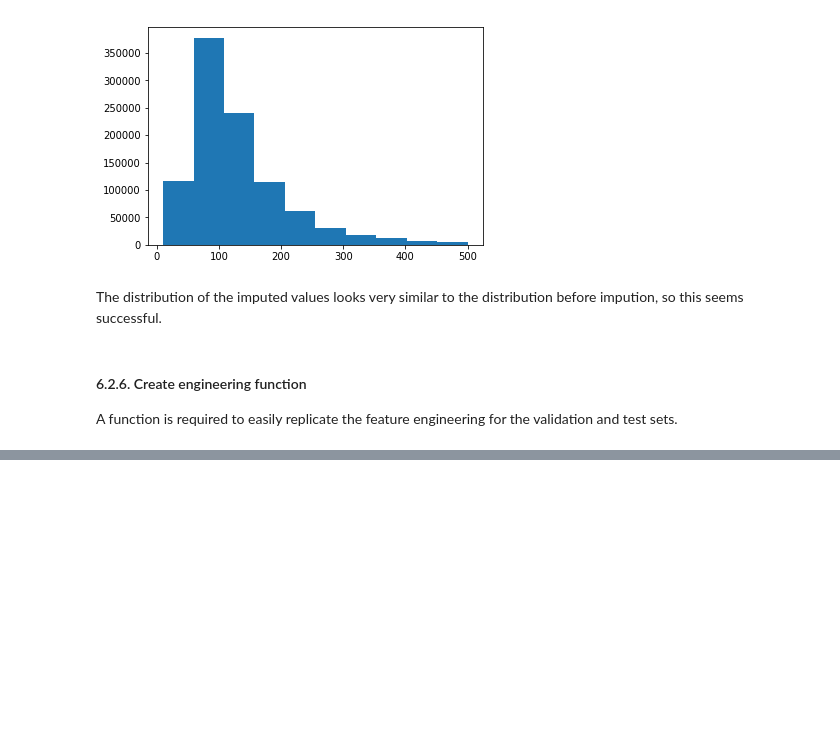
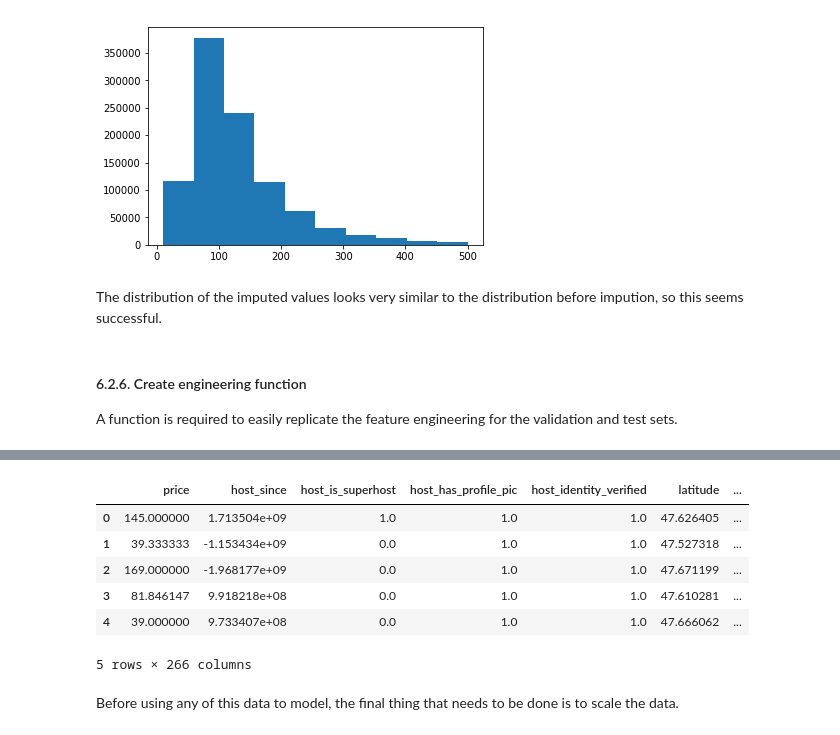
Before and after one commit to rebeccaebarnes/DSND-Project-4, a Jupyter notebook: seattle_airbnb_exploration.ipynb, the cells around one changed output, grey strips where cells are left out. Saved outputs shown, nothing was run; the diff lists cells and outputs as text; code cells hidden in the pictures; blank space fills up the shorter version.

```diff
--- a/seattle_airbnb_exploration.ipynb
+++ b/seattle_airbnb_exploration.ipynb
@@ -1822,0 +1870,14 @@ def feature_engineering(file, count_vector, mean_imputer, knn_imputer):
+# %%
+# Read in test set
+X_test_final = feature_engineering("data/X_test.csv", count_vector,
+                                    mean_imputer, knn_imputer)
+# %%
+X_test_final.head()
+# %% [output]
+|  | price | host_since | host_is_superhost | host_has_profile_pic | host_identity_verified | latitude | ... |
+| 0 | 145.000000 | 1.713504e+09 | 1.0 | 1.0 | 1.0 | 47.626405 | ... |
+| 1 | 39.333333 | -1.153434e+09 | 0.0 | 1.0 | 1.0 | 47.527318 | ... |
+| 2 | 169.000000 | -1.968177e+09 | 0.0 | 1.0 | 1.0 | 47.671199 | ... |
+| 3 | 81.846147 | 9.918218e+08 | 0.0 | 1.0 | 1.0 | 47.610281 | ... |
+| 4 | 39.000000 | 9.733407e+08 | 0.0 | 1.0 | 1.0 | 47.666062 | ... |
+5 rows × 266 columns
@@ -1822,0 +1886,2 @@ def feature_engineering(file, count_vector, mean_imputer, knn_imputer):
+# %% [markdown]
+Before using any of this data to model, the final thing that needs to be done is to scale the data.
```
Also changed, not shown: parts of 9 cells of this notebook.
